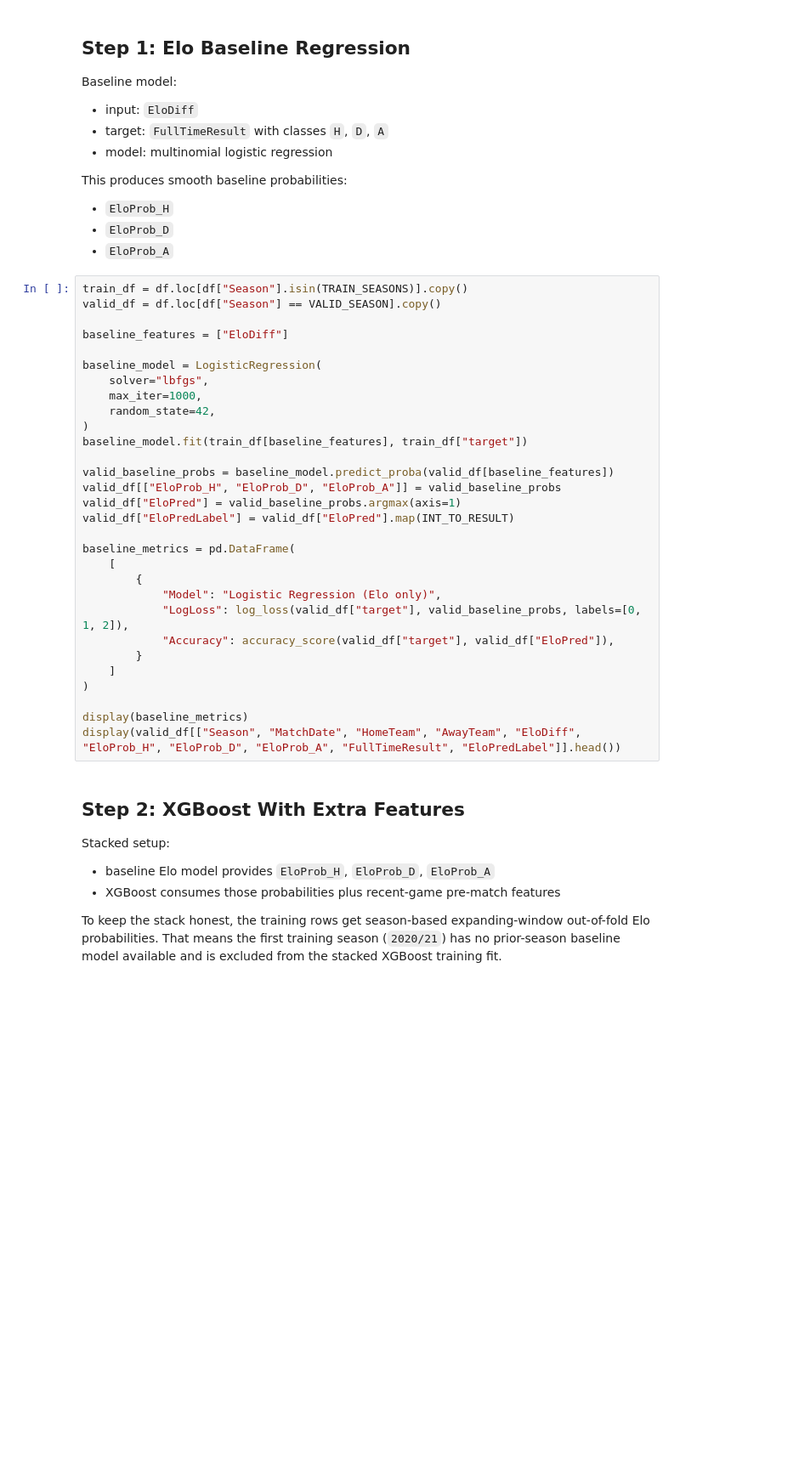
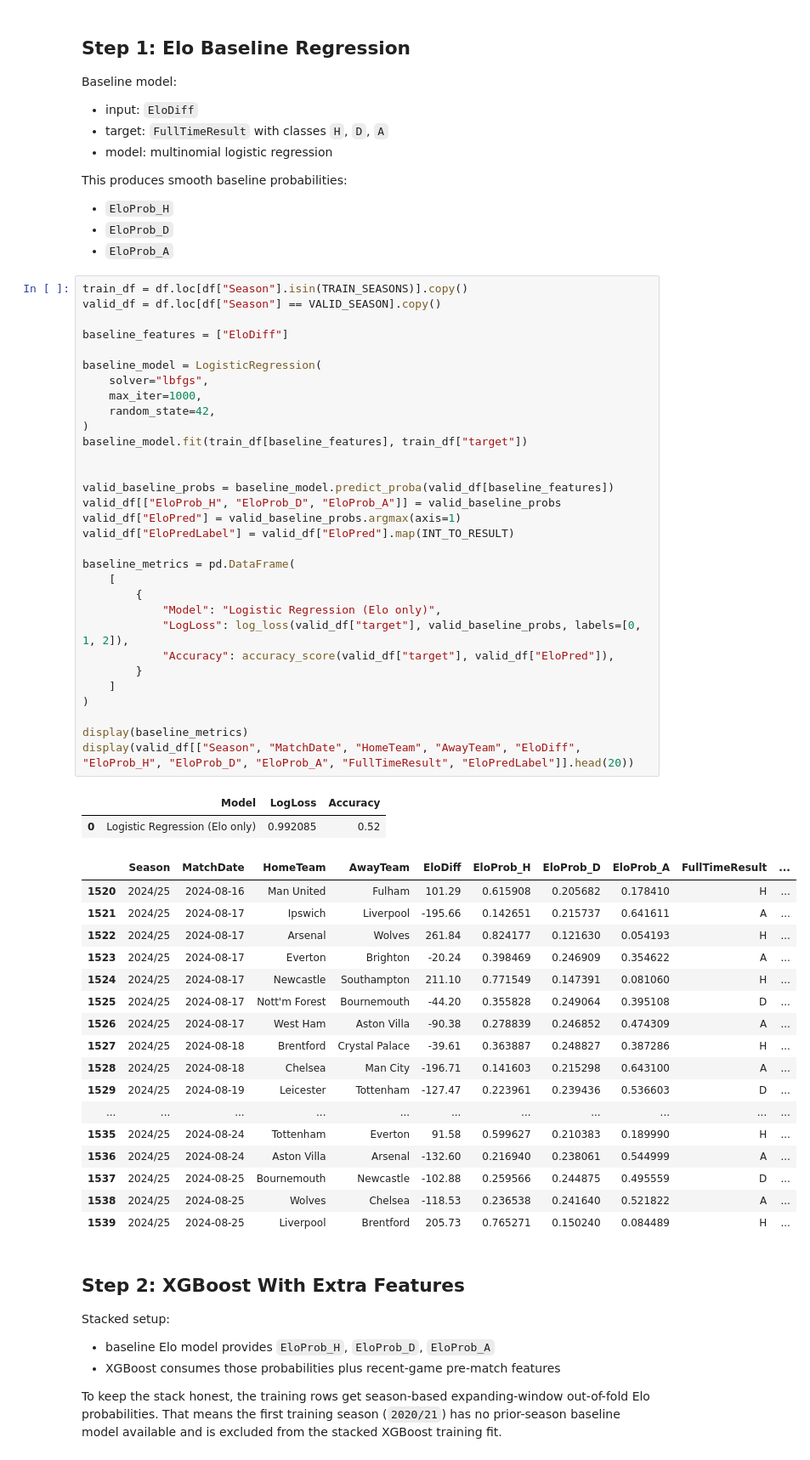
Before and after one commit to jackzhou018/Soccer_modeling, a Jupyter notebook: models/regression-xgboost.ipynb, the cells around one changed output. Shown at 85% size. Cells and saved outputs as stored; diff of their text form; blank space fills up the shorter version.

Commit message:
tweaked model, got 2025-2026

```diff
--- a/models/regression-xgboost.ipynb
+++ b/models/regression-xgboost.ipynb
@@ -92,33 +113,54 @@ This produces smooth baseline probabilities:
 # %%
 train_df = df.loc[df["Season"].isin(TRAIN_SEASONS)].copy()
 valid_df = df.loc[df["Season"] == VALID_SEASON].copy()
 
 baseline_features = ["EloDiff"]
 
 baseline_model = LogisticRegression(
     solver="lbfgs",
     max_iter=1000,
     random_state=42,
 )
 baseline_model.fit(train_df[baseline_features], train_df["target"])
+
 
 valid_baseline_probs = baseline_model.predict_proba(valid_df[baseline_features])
 valid_df[["EloProb_H", "EloProb_D", "EloProb_A"]] = valid_baseline_probs
 valid_df["EloPred"] = valid_baseline_probs.argmax(axis=1)
 valid_df["EloPredLabel"] = valid_df["EloPred"].map(INT_TO_RESULT)
 
 baseline_metrics = pd.DataFrame(
     [
         {
             "Model": "Logistic Regression (Elo only)",
             "LogLoss": log_loss(valid_df["target"], valid_baseline_probs, labels=[0, 1, 2]),
             "Accuracy": accuracy_score(valid_df["target"], valid_df["EloPred"]),
         }
     ]
 )
 
 display(baseline_metrics)
-display(valid_df[["Season", "MatchDate", "HomeTeam", "AwayTeam", "EloDiff", "EloProb_H", "EloProb_D", "EloProb_A", "FullTimeResult", "EloPredLabel"]].head())
+display(valid_df[["Season", "MatchDate", "HomeTeam", "AwayTeam", "EloDiff", "EloProb_H", "EloProb_D", "EloProb_A", "FullTimeResult", "EloPredLabel"]].head(20))
+# %% [output]
+|  | Model | LogLoss | Accuracy |
+| 0 | Logistic Regression (Elo only) | 0.992085 | 0.52 |
+|  | Season | MatchDate | HomeTeam | AwayTeam | EloDiff | EloProb_H | EloProb_D | EloProb_A | FullTimeResult | ... |
+| 1520 | 2024/25 | 2024-08-16 | Man United | Fulham | 101.29 | 0.615908 | 0.205682 | 0.178410 | H | ... |
+| 1521 | 2024/25 | 2024-08-17 | Ipswich | Liverpool | -195.66 | 0.142651 | 0.215737 | 0.641611 | A | ... |
+| 1522 | 2024/25 | 2024-08-17 | Arsenal | Wolves | 261.84 | 0.824177 | 0.121630 | 0.054193 | H | ... |
+| 1523 | 2024/25 | 2024-08-17 | Everton | Brighton | -20.24 | 0.398469 | 0.246909 | 0.354622 | A | ... |
+| 1524 | 2024/25 | 2024-08-17 | Newcastle | Southampton | 211.10 | 0.771549 | 0.147391 | 0.081060 | H | ... |
+| 1525 | 2024/25 | 2024-08-17 | Nott'm Forest | Bournemouth | -44.20 | 0.355828 | 0.249064 | 0.395108 | D | ... |
+| 1526 | 2024/25 | 2024-08-17 | West Ham | Aston Villa | -90.38 | 0.278839 | 0.246852 | 0.474309 | A | ... |
+| 1527 | 2024/25 | 2024-08-18 | Brentford | Crystal Palace | -39.61 | 0.363887 | 0.248827 | 0.387286 | H | ... |
+| 1528 | 2024/25 | 2024-08-18 | Chelsea | Man City | -196.71 | 0.141603 | 0.215298 | 0.643100 | A | ... |
+| 1529 | 2024/25 | 2024-08-19 | Leicester | Tottenham | -127.47 | 0.223961 | 0.239436 | 0.536603 | D | ... |
+| ... | ... | ... | ... | ... | ... | ... | ... | ... | ... | ... |
+| 1535 | 2024/25 | 2024-08-24 | Tottenham | Everton | 91.58 | 0.599627 | 0.210383 | 0.189990 | H | ... |
+| 1536 | 2024/25 | 2024-08-24 | Aston Villa | Arsenal | -132.60 | 0.216940 | 0.238061 | 0.544999 | A | ... |
+| 1537 | 2024/25 | 2024-08-25 | Bournemouth | Newcastle | -102.88 | 0.259566 | 0.244875 | 0.495559 | D | ... |
+| 1538 | 2024/25 | 2024-08-25 | Wolves | Chelsea | -118.53 | 0.236538 | 0.241640 | 0.521822 | A | ... |
+| 1539 | 2024/25 | 2024-08-25 | Liverpool | Brentford | 205.73 | 0.765271 | 0.150240 | 0.084489 | H | ... |
 # %% [markdown]
 ## Step 2: XGBoost With Extra Features
 
```
Also changed, not shown: parts of 7 cells of this notebook, 5 other files.
